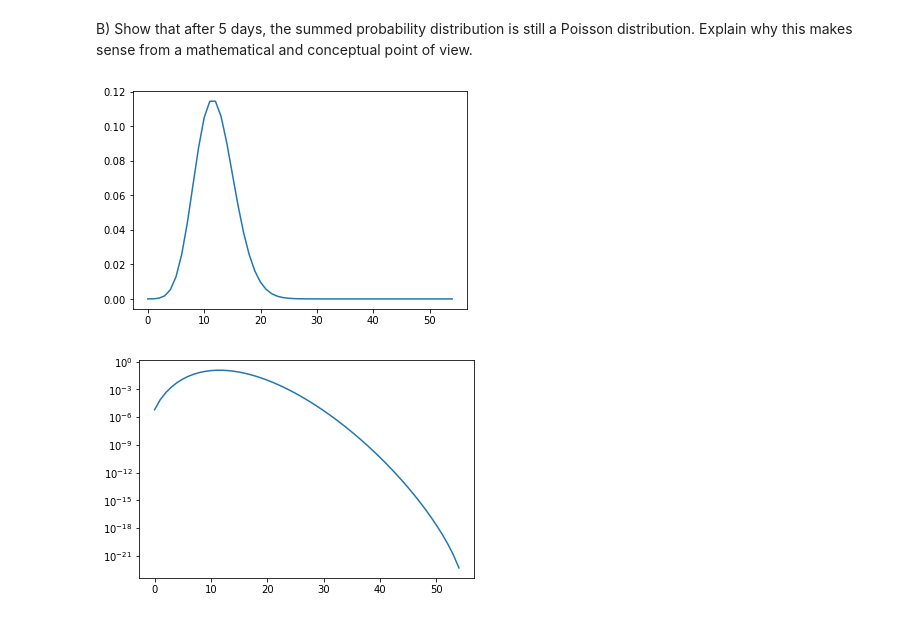
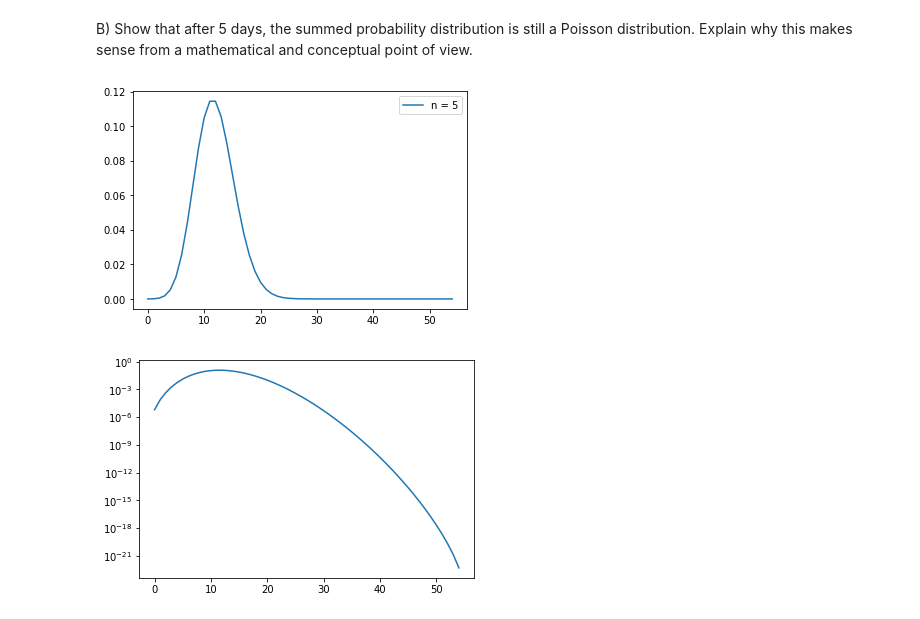
Before and after one commit to jenniv27/phys434, a Jupyter notebook: Labs/Lab2.ipynb, the cells around one changed output. Drawn from its saved outputs; the diff is of its cells as text; code cells hidden in the pictures.

```diff
--- a/Labs/Lab2.ipynb
+++ b/Labs/Lab2.ipynb
@@ -40,20 +40,27 @@ plt.show()
 # %% [markdown]
 Observations here.
 # %%
-def converge(n):
-    conv_poisson = y
+# n = number of convolutions
+def convolve(n, p):
+    conv_prob = p
     for i in range (0, n):
-        conv_poisson = np.convolve(conv_poisson, y)
+        conv_prob = np.convolve(conv_prob, p)
 
-    size = len(conv_poisson)
+    size = len(conv_prob)
     x_values = []
     for i in range (0, size):
         x_values.append(i)
 
-    plt.plot(x_values, conv_poisson, label = f'n = {n}')
+    return x_values, conv_prob
 
-converge(1)
-converge(2)
-converge(3)
+x_values1, conv_prob1 = convolve(1, y_poisson)
+x_values2, conv_prob2 = convolve(2, y_poisson)
+x_values3, conv_prob3 = convolve(3, y_poisson)
+
+plt.plot(x_values1, conv_prob1, label = f'n = 1')
+plt.plot(x_values2, conv_prob2, label = f'n = 2')
+plt.plot(x_values3, conv_prob3, label = f'n = 3')
+
+plt.legend()
 plt.show()
 # %% [output]
@@ -63,18 +70,11 @@ Observations here.
 # %% [markdown]
 B) Show that after 5 days, the summed probability distribution is still a Poisson distribution. Explain why this makes sense from a mathematical and conceptual point of view.
 # %%
-conv_poisson = y
-for i in range (0, 5):
-    conv_poisson = np.convolve(conv_poisson, y)
-
-size = len(conv_poisson)
-x_values = []
-for i in range (0, size):
-    x_values.append(i)
-
-plt.plot(x_values, conv_poisson, label = f'n = {5}')
+x_values5, conv_prob5 = convolve(5, y_poisson)
+plt.plot(x_values5, conv_prob5, label = f'n = 5')
+plt.legend()
 plt.show()
 # %% [output]
-[figure, old version]
+[figure, new version]
 # %%
 # Plot on a semi-log graph to see the distribution shape
```
Also changed, not shown: parts of 23 cells of this notebook.
